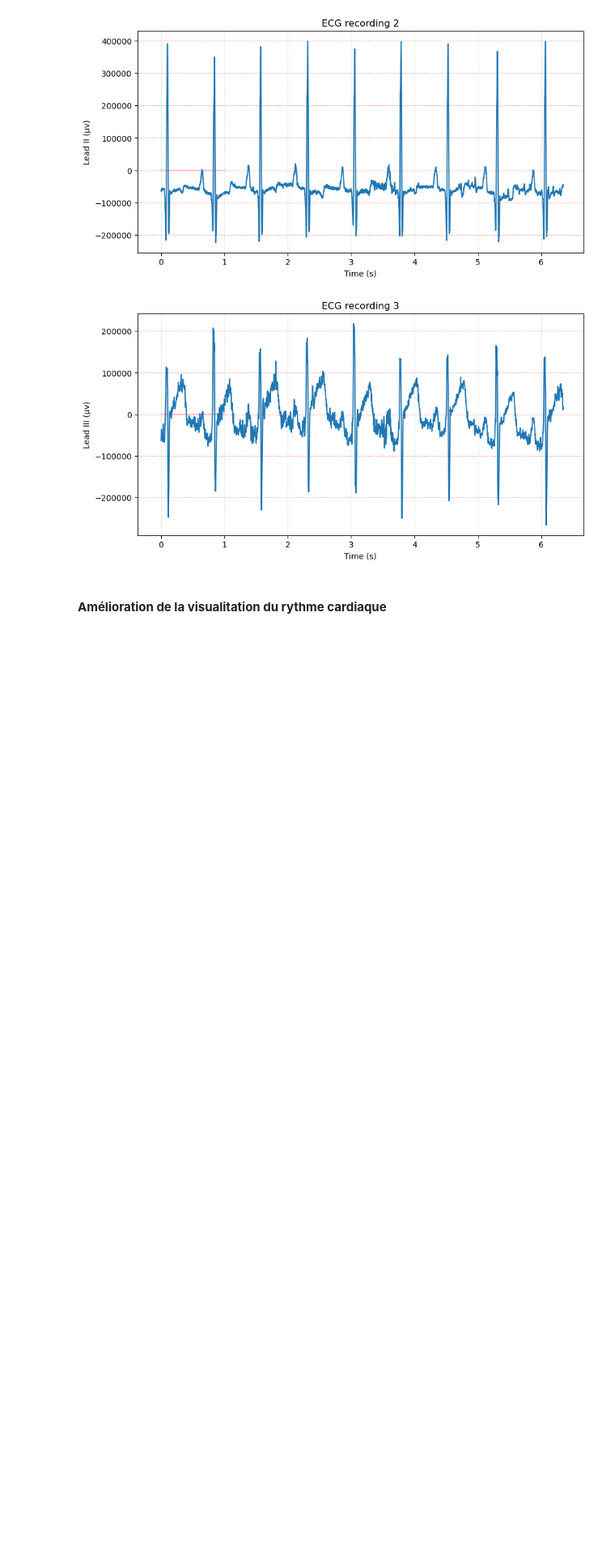
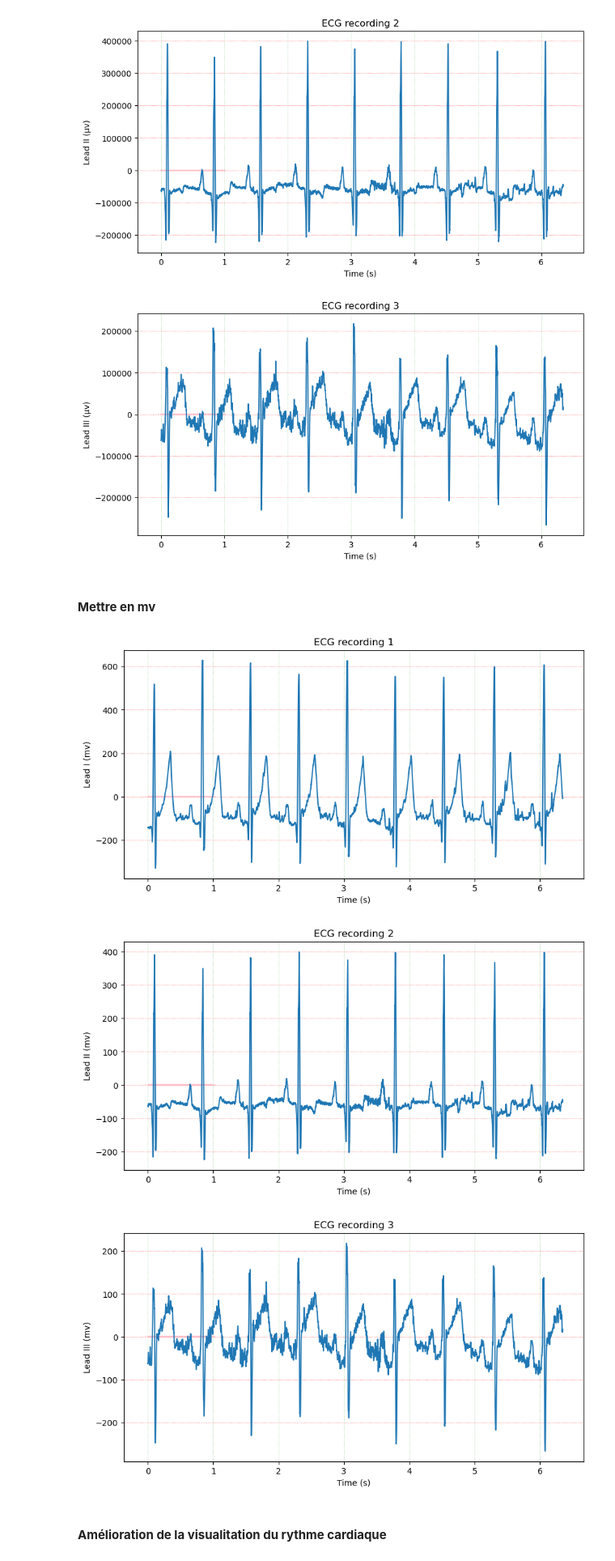
Before and after one commit to NadegeSing/HAH913E-2024-ECG_001-NadegeSing, a Jupyter notebook: notebooks/ecg_result.ipynb, the cells around one changed output. Shown at 81% size. Drawn from its saved outputs; the diff is of its cells as text; code cells hidden in the pictures; blank space fills up the shorter version.

```diff
--- a/notebooks/ecg_result.ipynb
+++ b/notebooks/ecg_result.ipynb
@@ -311,3 +311,5 @@ plt.show()
 [figure]
 [figure]
 [figure]
+# %% [markdown]
+#### **Mettre en mv**
@@ -314,3 +320,54 @@ plt.show()
+# %%
+import matplotlib.pyplot as plt
+
+# Première figure
+fig, ax = plt.subplots(figsize=(10, 5))
+
+# GRADUATION
+# Lignes verticales
+ax.grid(True, axis='x', linestyle=':', color='green', alpha=0.3) #  alpha=0.3 donc opacité de 30%
+# Lignes horizontales
+ax.grid(True, axis='y', linestyle=':', color='red', alpha=0.5)
+# Lignes horizontales additionnelles
+ax.hlines(np.arange(-0.4, 1.0, 0.2),xmin=ax.get_xlim()[0], xmax=ax.get_xlim()[1], colors='pink', linestyles='-', alpha=0.7)
+ax.hlines(np.arange(-0.5, 1.0, 0.1),xmin=ax.get_xlim()[0], xmax=ax.get_xlim()[1], colors='pink', linestyles=':', alpha=0.2)
+
+plt.plot(time,ecg_I)
+plt.xlabel('Time (s)') # ajout d'un nom d'abscisse
+plt.ylabel('Lead I (mv)') # ajout d'un nom d'ordonnée
+ax.set_title('ECG recording 1')
+
+# Seconde figure
+fig, ax = plt.subplots(figsize=(10, 5))
+
+ax.grid(True, axis='x', linestyle=':', color='green', alpha=0.3)
+ax.grid(True, axis='y', linestyle=':', color='red', alpha=0.5)
+ax.hlines(np.arange(-0.4, 1.0, 0.2),xmin=ax.get_xlim()[0], xmax=ax.get_xlim()[1], colors='pink', linestyles='-', alpha=0.7)
+ax.hlines(np.arange(-0.5, 1.0, 0.1),xmin=ax.get_xlim()[0], xmax=ax.get_xlim()[1], colors='pink', linestyles=':', alpha=0.2)
+
+plt.plot(time,ecg_II)
+plt.xlabel('Time (s)') # ajout d'un nom d'abscisse
+plt.ylabel('Lead II (mv)') # ajout d'un nom d'ordonnée
+ax.set_title('ECG recording 2')
+
+# Troisième figure
+fig, ax = plt.subplots(figsize=(10, 5))
+
+ax.grid(True, axis='x', linestyle=':', color='green', alpha=0.3)
+ax.grid(True, axis='y', linestyle=':', color='red', alpha=0.5)
+ax.hlines(np.arange(-0.5, 1.0, 0.2),xmin=ax.get_xlim()[0], xmax=ax.get_xlim()[1], colors='pink', linestyles='-', alpha=0.7)
+ax.hlines(np.arange(-0.5, 1.0, 0.1),xmin=ax.get_xlim()[0], xmax=ax.get_xlim()[1], colors='pink', linestyles=':', alpha=0.2)
+
+plt.plot(time,ecg_III)
+plt.xlabel('Time (s)') # ajout d'un nom d'abscisse
+plt.ylabel('Lead III (mv)') # ajout d'un nom d'ordonnée
+ax.set_title('ECG recording 3')
+
+plt.show()
+# %% [output]
+[figure, added]
+[figure, added]
+[figure, added]
 # %% [markdown]
 #### **Amélioration de la visualitation du rythme cardiaque**
 # %%
```
Also changed, not shown: parts of 10 cells of this notebook.
